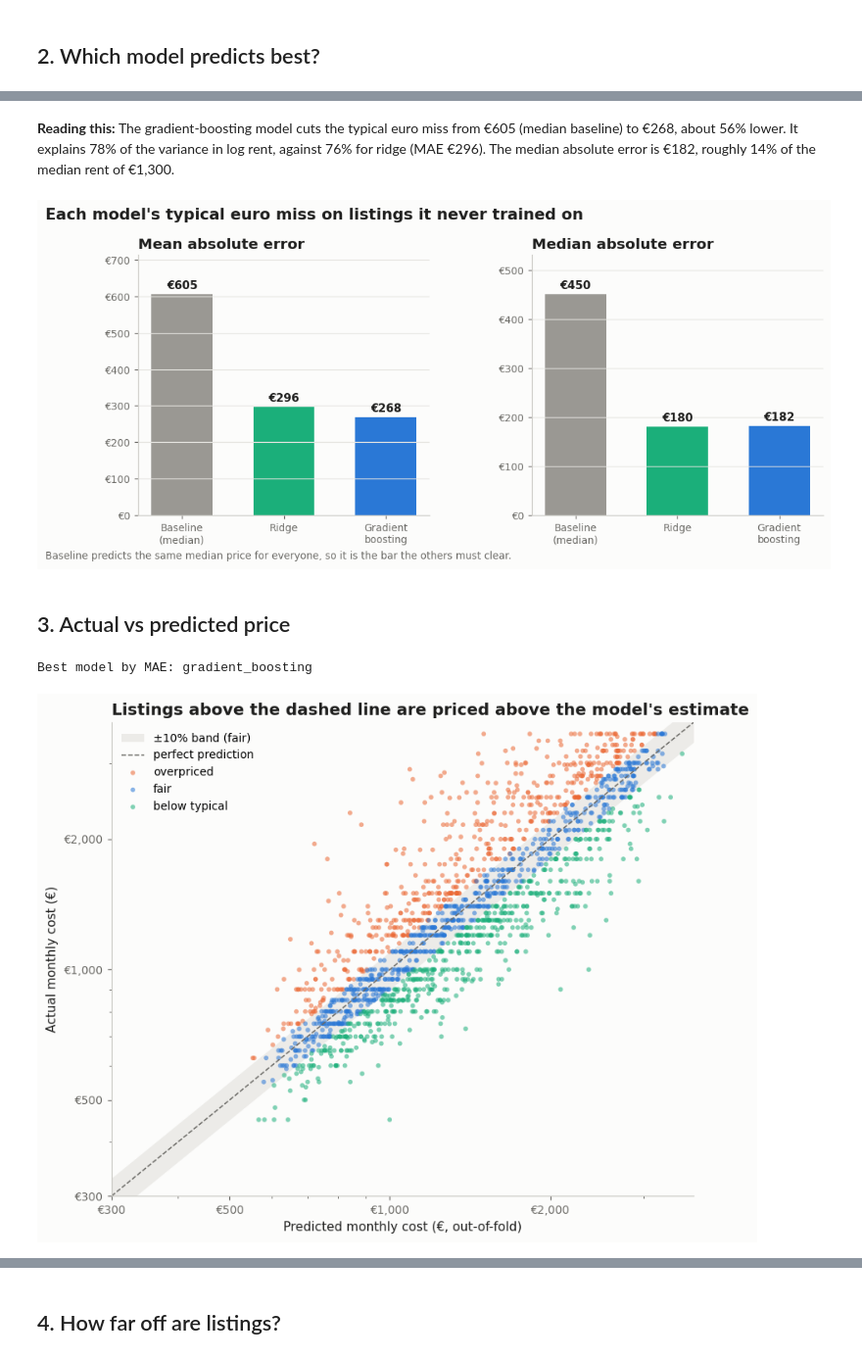
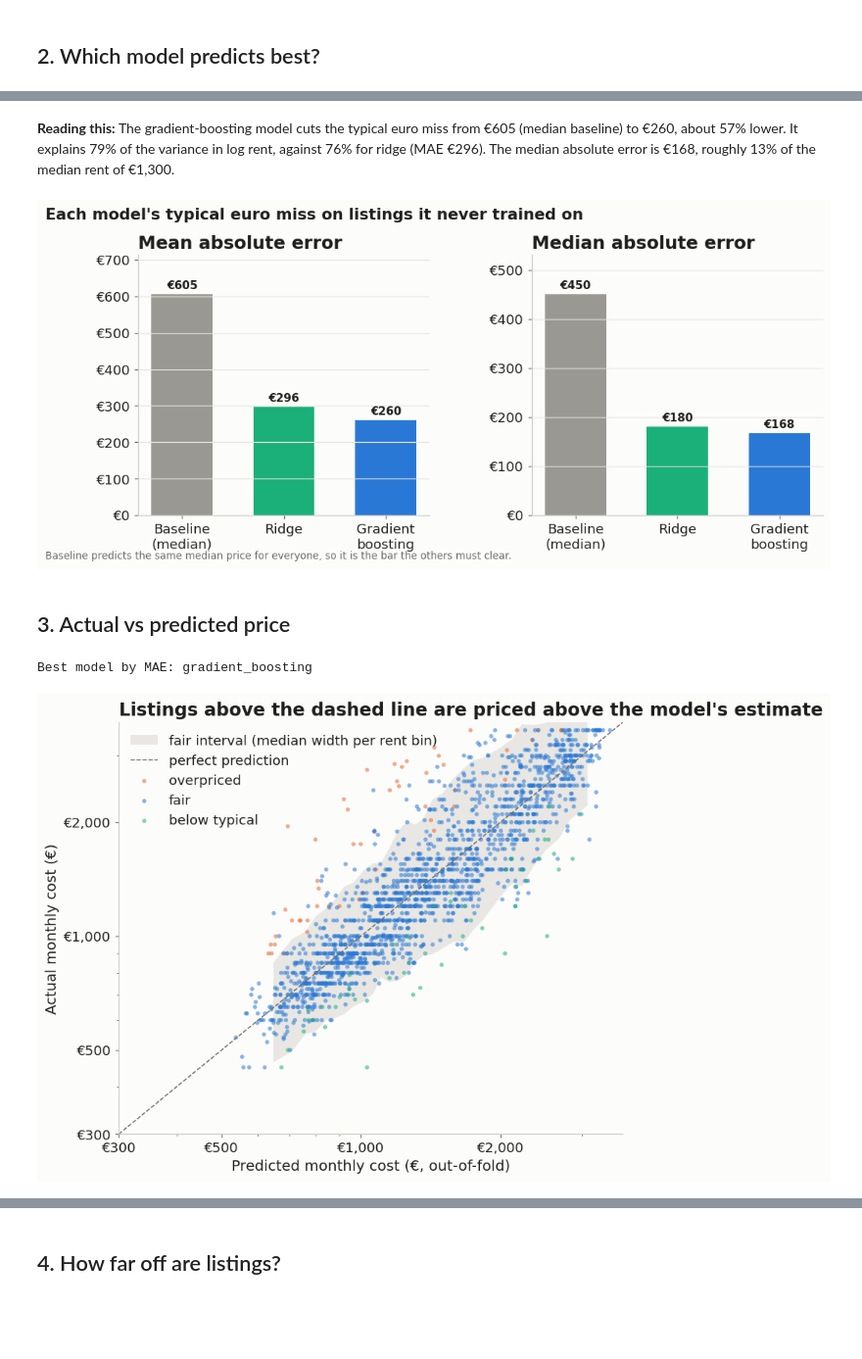
Before and after one commit to palexo0o/MLProjectBAM, a Jupyter notebook: src/model/fair_value_results.ipynb, the cells around one changed output, grey strips where cells are left out. Shown at 98% size. Drawn from its saved outputs; the diff is of its cells as text; code cells hidden in the pictures; blank space fills up the shorter version.

```diff
--- a/src/model/fair_value_results.ipynb
+++ b/src/model/fair_value_results.ipynb
@@ -145,5 +109,5 @@ Out-of-fold error by model (lower error is better)
 # %% [markdown]
-**Reading this:** The gradient-boosting model cuts the typical euro miss from €605 (median baseline) to €268, about 56% lower. It explains 78% of the variance in log rent, against 76% for ridge (MAE €296). The median absolute error is €182, roughly 14% of the median rent of €1,300.
+**Reading this:** The gradient-boosting model cuts the typical euro miss from €605 (median baseline) to €260, about 57% lower. It explains 79% of the variance in log rent, against 76% for ridge (MAE €296). The median absolute error is €168, roughly 13% of the median rent of €1,300.
 # %%
 fig, axes = plt.subplots(1, 2, figsize=(11, 4.2), gridspec_kw={"wspace": 0.35})
 names = list(report.index)
@@ -156,7 +120,7 @@ for ax, metric, title in zip(axes, ["MAE_eur", "MedAE_eur"], ["Mean absolute err
     bars = ax.bar(xl, vals, color=colors, width=0.6)
     for b, v in zip(bars, vals):
         ax.text(b.get_x() + b.get_width() / 2, v + vals.max() * 0.015, f"€{v:,.0f}",
-                ha="center", va="bottom", fontsize=10, color=PAL["ink"], fontweight="semibold")
+                ha="center", va="bottom", fontsize=10, color=PAL["ink"], fontweight="bold")
     ax.set_title(title, loc="left")
     ax.yaxis.set_major_formatter(EUR)
     ax.set_ylim(0, vals.max() * 1.18)
@@ -167,38 +131,49 @@ fig.text(0.02, -0.02, "Baseline predicts the same median price for everyone, so
          fontsize=9, color=PAL["muted"])
 plt.show()
 # %% [output]
-[figure, old version]
+[figure, new version]
 # %% [markdown]
 ## 3. Actual vs predicted price
 # %%
 best = min((n for n in results if n != "baseline_median"), key=lambda n: results[n]["MAE_eur"])
 pred = oof[best]
-gap = actual / pred - 1
+gap = np.log(actual / pred)  # log gap: +x and -x are symmetric
+gap_pct = (np.exp(gap) - 1) * 100  # the same gap, shown as a % of predicted rent
 print(f"Best model by MAE: {best}")
 
 fig, ax = plt.subplots(figsize=(7.5, 6.2))
 lo, hi = 300, max(actual.max(), pred.max()) * 1.05
-ax.fill_between([lo, hi], [lo * (1 - BAND), hi * (1 - BAND)], [lo * (1 + BAND), hi * (1 + BAND)],
-                color=PAL["grid"], alpha=0.7, lw=0, label=f"±{int(BAND*100)}% band (fair)")
+# Smooth envelope: median interval within 30 bins of predicted rent (per-flat intervals are plotted as the flags).
+low = labels["interval_low_eur"].to_numpy(); high = labels["interval_high_eur"].to_numpy()
+edges = np.quantile(pred, np.linspace(0, 1, 31))
+which = np.clip(np.searchsorted(edges, pred, side="right") - 1, 0, 29)
+xs, lows, highs = [], [], []
+for k in range(30):
+    m = which == k
+    if m.sum() == 0: continue
+    xs.append(np.median(pred[m])); lows.append(np.median(low[m])); highs.append(np.median(high[m]))
+ax_fill = (np.array(xs), np.array(lows), np.array(highs))
+ax.fill_between(ax_fill[0], ax_fill[1], ax_fill[2], color=PAL["grid"], alpha=0.9, lw=0,
+                label="fair interval (median width per rent bin)")
 ax.plot([lo, hi], [lo, hi], color=PAL["muted"], lw=1, ls="--", label="perfect prediction")
 
 for lab in LABEL_ORDER:
     m = labels["label"].to_numpy() == lab
     ax.scatter(pred[m], actual[m], s=14, alpha=0.55, color=LABEL_COL[lab], edgecolor="none", label=lab.replace("_", " "))
 
 ax.set_xscale("log"); ax.set_yscale("log")
 ax.set_xlim(lo, hi); ax.set_ylim(lo, hi)
 ticks = [t for t in [300, 500, 1000, 2000, 4000, 8000, 16000] if lo <= t <= hi]
 ax.set_xticks(ticks); ax.set_yticks(ticks)
 ax.xaxis.set_major_formatter(EUR); ax.yaxis.set_major_formatter(EUR)
 ax.xaxis.set_minor_formatter(mtick.NullFormatter()); ax.yaxis.set_minor_formatter(mtick.NullFormatter())
 ax.set_xlabel("Predicted monthly cost (€, out-of-fold)")
 ax.set_ylabel("Actual monthly cost (€)")
 ax.set_title("Listings above the dashed line are priced above the model's estimate", loc="left")
 ax.grid(False)
 ax.legend(loc="upper left")
 plt.tight_layout()
 plt.show()
 # %% [output]
 Best model by MAE: gradient_boosting
-[figure, old version]
+[figure, new version]
```
Also changed, not shown: parts of 20 cells of this notebook, 3 other files.
